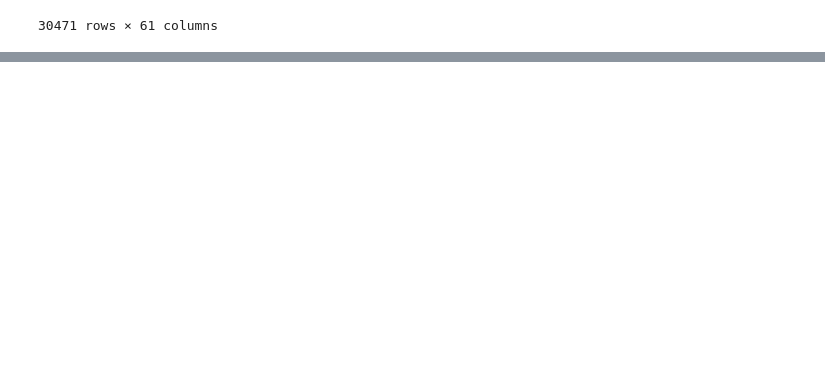
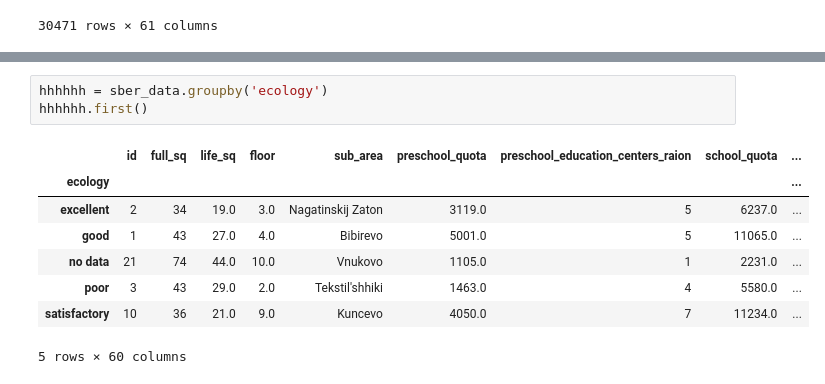
Before and after one commit to Balzhir/sf_game_v2_08.2022, a Jupyter notebook: my_Skillfactory_course/PYTHON-14/PY-14_sber.ipynb, the cells around one changed output, grey strips where cells are left out. Saved outputs shown, nothing was run; the diff lists cells and outputs as text; blank space fills up the shorter version.

```diff
--- a/my_Skillfactory_course/PYTHON-14/PY-14_sber.ipynb
+++ b/my_Skillfactory_course/PYTHON-14/PY-14_sber.ipynb
@@ -61,0 +59,12 @@ sber_data.sort_values('price_doc')
+# %%
+hhhhhh = sber_data.groupby('ecology')
+hhhhhh.first()
+# %% [output]
+|  | id | full_sq | life_sq | floor | sub_area | preschool_quota | preschool_education_centers_raion | school_quota | ... |
+| ecology |  |  |  |  |  |  |  |  | ... |
+| excellent | 2 | 34 | 19.0 | 3.0 | Nagatinskij Zaton | 3119.0 | 5 | 6237.0 | ... |
+| good | 1 | 43 | 27.0 | 4.0 | Bibirevo | 5001.0 | 5 | 11065.0 | ... |
+| no data | 21 | 74 | 44.0 | 10.0 | Vnukovo | 1105.0 | 1 | 2231.0 | ... |
+| poor | 3 | 43 | 29.0 | 2.0 | Tekstil'shhiki | 1463.0 | 4 | 5580.0 | ... |
+| satisfactory | 10 | 36 | 21.0 | 9.0 | Kuncevo | 4050.0 | 7 | 11234.0 | ... |
+5 rows × 60 columns
```
Also changed, not shown: parts of 2 cells of this notebook.
